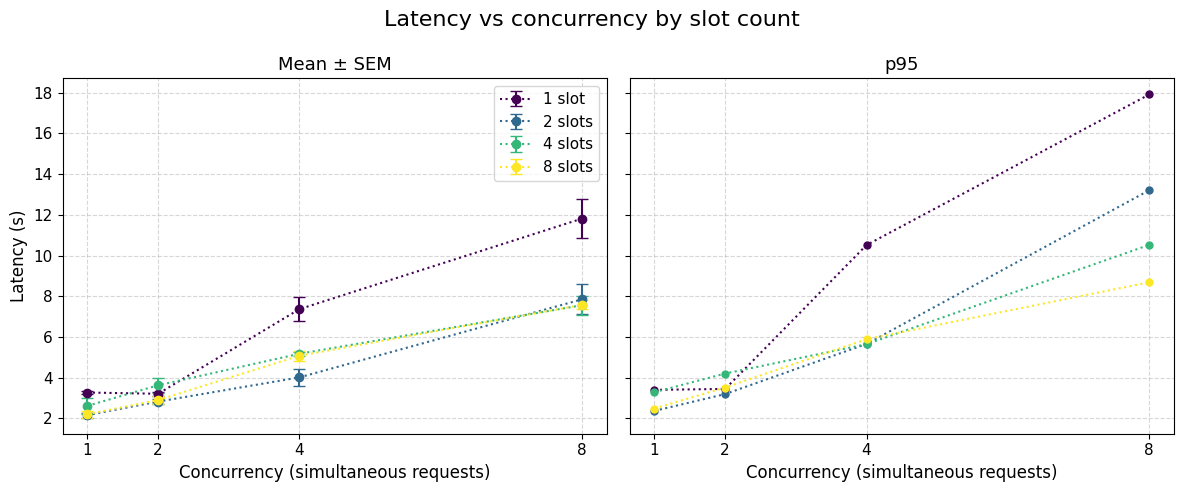
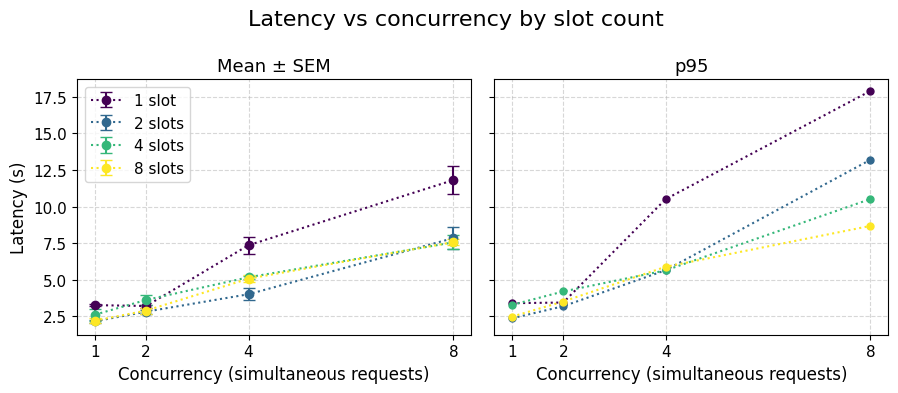
The change to this notebook cell's code, shown as a diff; its figure went from the first image to the second:
--- before
+++ after
@@ -1,7 +1,6 @@
 stats_by_slots = summarize(data, ['slots', 'concurrency'])
 
-cmap = plt.get_cmap('viridis')
-n = len(slot_counts)
-colors = [cmap(i / max(n - 1, 1)) for i in range(n)]
+cmap = plt.get_cmap('tab10')
+colors = [cmap(i) for i in range(len(slot_counts))]
 all_concurrencies = sorted(data['concurrency'].unique())
 

Commit: Updated colorcycle